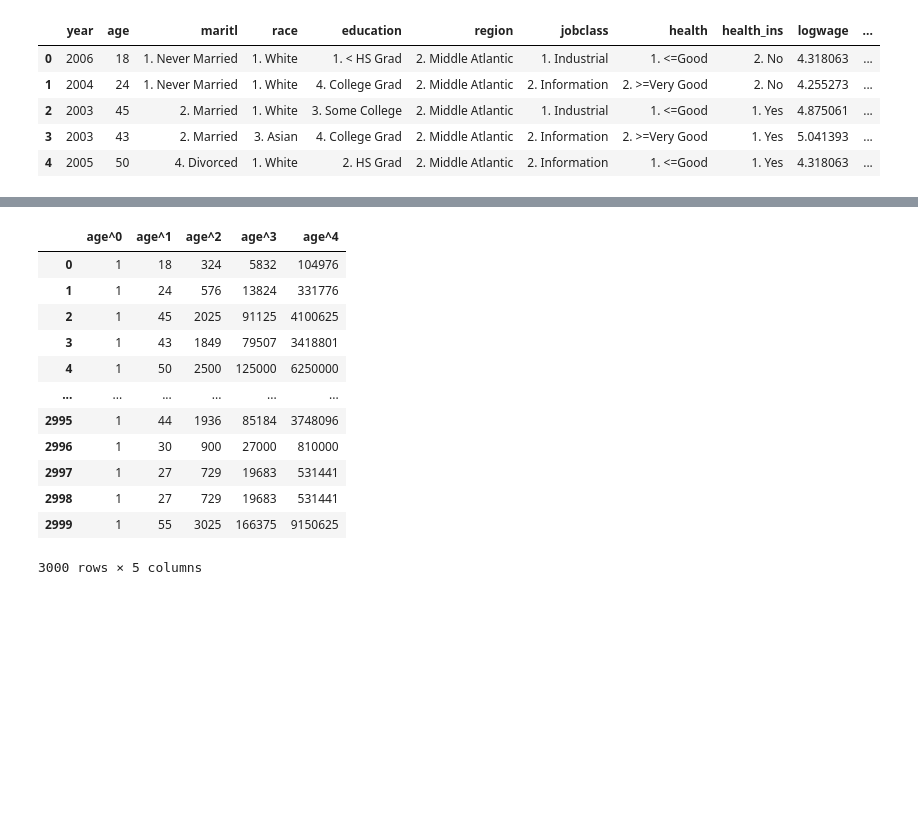
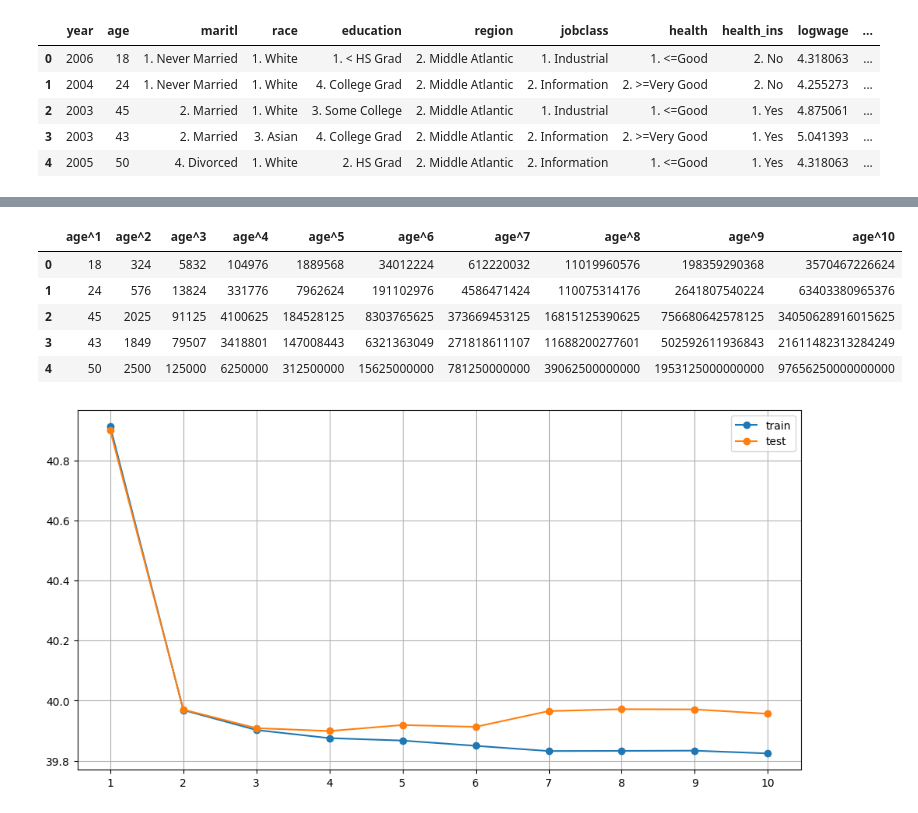
Before and after one commit to deusdevok/ISLP_Python, a Jupyter notebook: Chapter 7/Exercise6.ipynb, the cells around one changed output, grey strips where cells are left out. Drawn from its saved outputs; the diff is of its cells as text; code cells hidden in the pictures; blank space fills up the shorter version.

```diff
--- a/Chapter 7/Exercise6.ipynb
+++ b/Chapter 7/Exercise6.ipynb
@@ -41,16 +24,35 @@ plt.scatter(age, y, s=10);
-# %%
-age_data
-# %% [output]
-|  | age^0 | age^1 | age^2 | age^3 | age^4 |
-| 0 | 1 | 18 | 324 | 5832 | 104976 |
-| 1 | 1 | 24 | 576 | 13824 | 331776 |
-| 2 | 1 | 45 | 2025 | 91125 | 4100625 |
-| 3 | 1 | 43 | 1849 | 79507 | 3418801 |
-| 4 | 1 | 50 | 2500 | 125000 | 6250000 |
-| ... | ... | ... | ... | ... | ... |
-| 2995 | 1 | 44 | 1936 | 85184 | 3748096 |
-| 2996 | 1 | 30 | 900 | 27000 | 810000 |
-| 2997 | 1 | 27 | 729 | 19683 | 531441 |
-| 2998 | 1 | 27 | 729 | 19683 | 531441 |
-| 2999 | 1 | 55 | 3025 | 166375 | 9150625 |
-3000 rows × 5 columns
+# %%
+age = Wage['age'].to_numpy()
+age_data = pd.DataFrame({f'age^{i}': age**i for i in range(1, 11)})
+y = Wage['wage']
+
+age_data.head()
+# %% [output]
+|  | age^1 | age^2 | age^3 | age^4 | age^5 | age^6 | age^7 | age^8 | age^9 | age^10 |
+| 0 | 18 | 324 | 5832 | 104976 | 1889568 | 34012224 | 612220032 | 11019960576 | 198359290368 | 3570467226624 |
+| 1 | 24 | 576 | 13824 | 331776 | 7962624 | 191102976 | 4586471424 | 110075314176 | 2641807540224 | 63403380965376 |
+| 2 | 45 | 2025 | 91125 | 4100625 | 184528125 | 8303765625 | 373669453125 | 16815125390625 | 756680642578125 | 34050628916015625 |
+| 3 | 43 | 1849 | 79507 | 3418801 | 147008443 | 6321363049 | 271818611107 | 11688200277601 | 502592611936843 | 21611482313284249 |
+| 4 | 50 | 2500 | 125000 | 6250000 | 312500000 | 15625000000 | 781250000000 | 39062500000000 | 1953125000000000 | 97656250000000000 |
+# %%
+lrg = LinearRegression()
+
+columns = age_data.columns.to_list()
+
+train_scores = []
+test_scores = []
+for i in range(1, len(columns)+1):
+    cv_results = cross_validate(lrg, age_data[columns[:i]], y, cv=5, return_train_score=True, scoring='neg_root_mean_squared_error')
+    train_scores.append(-cv_results['train_score'].mean())
+    test_scores.append(-cv_results['test_score'].mean())
+
+orders = range(1, 11)
+
+plt.figure(figsize=(12, 6))
+plt.plot(orders, train_scores, marker='o', label='train')
+plt.plot(orders, test_scores, marker='o', label='test')
+plt.legend()
+plt.grid()
+plt.xticks(range(1, 11))
+# %% [output]
+[figure, added]
```
Also changed, not shown: parts of 6 cells of this notebook, 1 other file.
